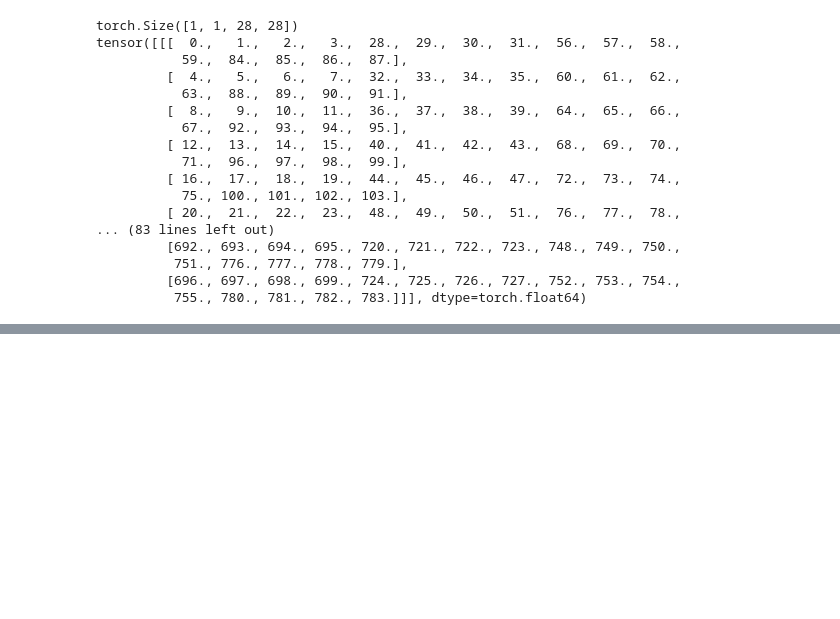
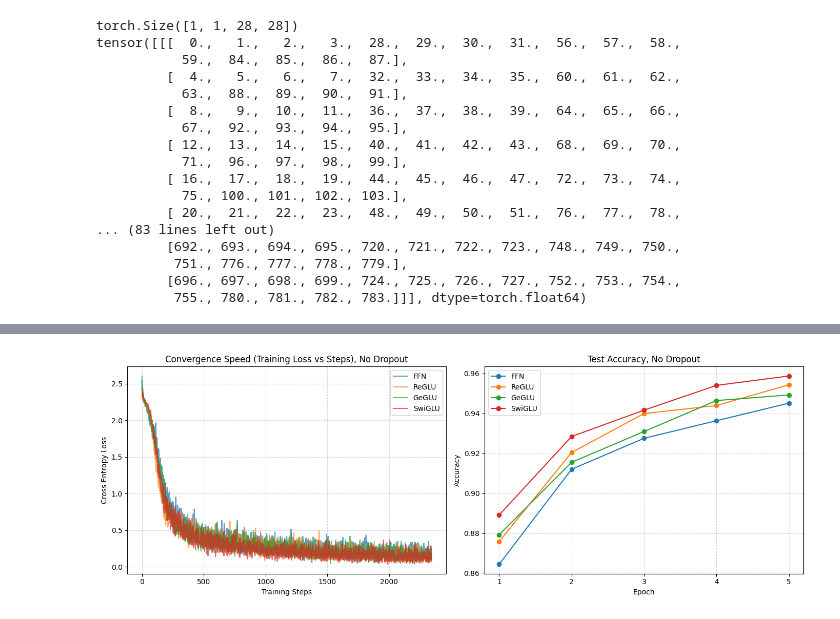
Before and after one commit to jeremiasbaur/robot-learning-ethz-2026, a Jupyter notebook: hw1_pytorch_tutorial/src/ex4.ipynb, the cells around one changed output, grey strips where cells are left out. Cells and saved outputs as stored; diff of their text form; code cells hidden in the pictures; blank space fills up the shorter version.

```diff
--- a/hw1_pytorch_tutorial/src/ex4.ipynb
+++ b/hw1_pytorch_tutorial/src/ex4.ipynb
@@ -328,0 +538,31 @@ for kind in runs:
+# %%
+import matplotlib.pyplot as plt
+
+fig, (ax1, ax2) = plt.subplots(1, 2, figsize=(14, 5))
+
+# Convergence Speed (Loss vs. Steps)
+for kind in runs:
+    ax1.plot(results[kind]["train_losses"], label=kind, alpha=0.7)
+
+ax1.set_title("Convergence Speed (Training Loss vs Steps), No Dropout")
+ax1.set_xlabel("Training Steps")
+ax1.set_ylabel("Cross Entropy Loss")
+ax1.legend()
+ax1.grid(True, linestyle='--', alpha=0.5)
+
+# Test Accuracy vs Epochs
+epochs_range = range(1, cfg.epochs + 1)
+for kind in runs:
+    ax2.plot(epochs_range, results[kind]["test_accs"], marker='o', label=kind)
+
+ax2.set_title("Test Accuracy, No Dropout")
+ax2.set_xlabel("Epoch")
+ax2.set_ylabel("Accuracy")
+ax2.set_xticks(epochs_range)
+ax2.legend()
+ax2.grid(True, linestyle='--', alpha=0.5)
+
+plt.tight_layout()
+plt.show()
+# %% [output]
+[figure, added]
```
Also changed, not shown: parts of 14 cells of this notebook, 1 other file.
